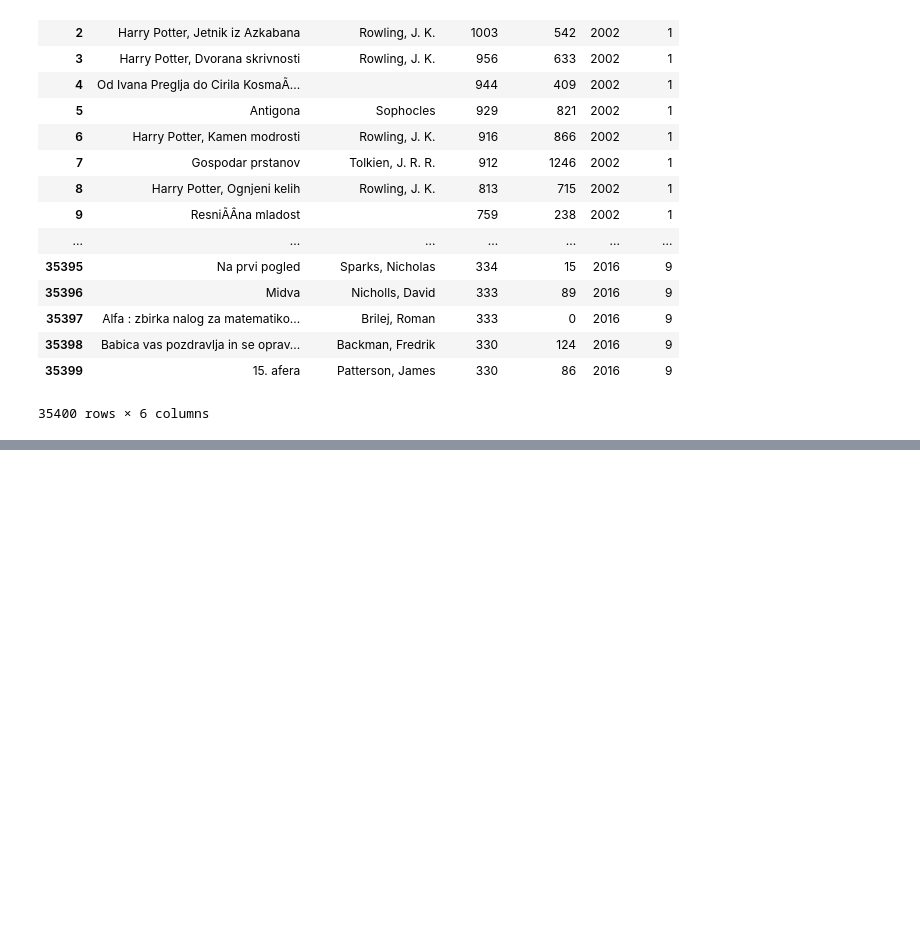
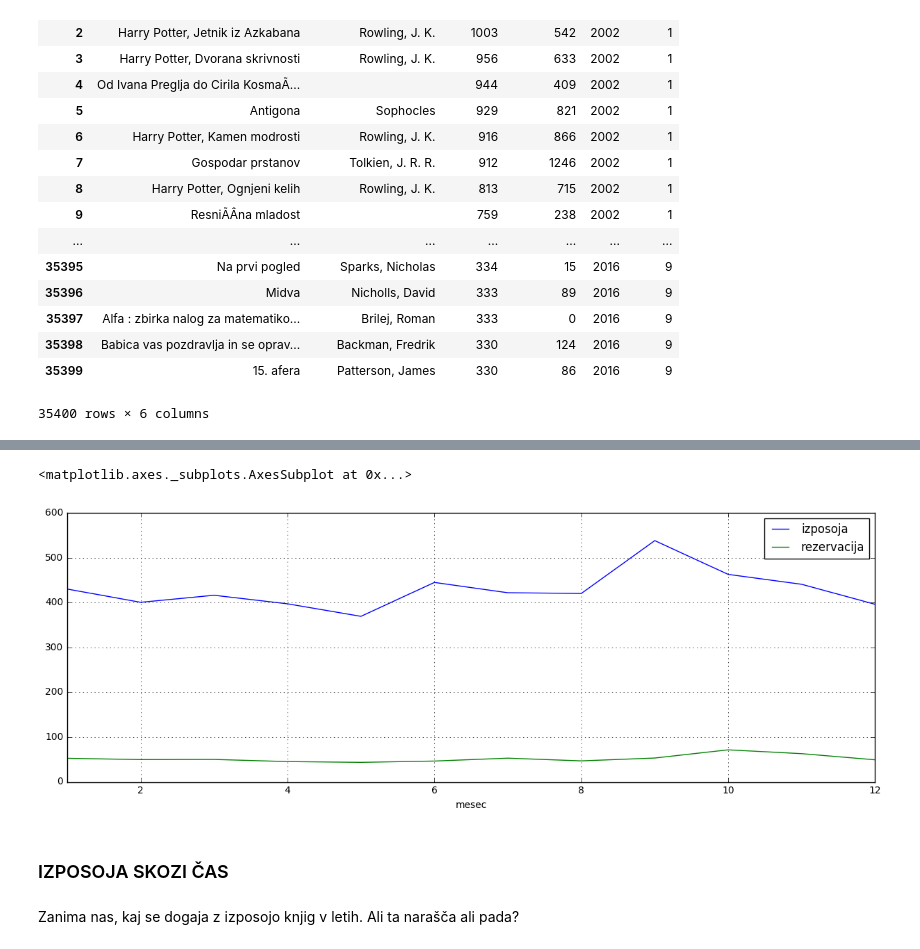
Before and after one commit to RobbaB14/analiza-izposoje-knjig, a Jupyter notebook: izposoja knjig/analiza.ipynb, the cells around one changed output, grey strips where cells are left out. Saved outputs shown, nothing was run; the diff lists cells and outputs as text; code cells hidden in the pictures; blank space fills up the shorter version.

```diff
--- a/izposoja knjig/analiza.ipynb
+++ b/izposoja knjig/analiza.ipynb
@@ -58,0 +81,9 @@ pojavitve_naslovov[1:21].plot(kind='bar')
+# %%
+izposoja_po_mesecih.plot(grid = True)
+# %% [output]
+<matplotlib.axes._subplots.AxesSubplot at 0x...>
+[figure, added]
+# %% [markdown]
+### IZPOSOJA SKOZI ČAS
+# %% [markdown]
+Zanima nas, kaj se dogaja z izposojo knjig v letih. Ali ta narašča ali pada?
```
Also changed, not shown: parts of 33 cells of this notebook.
